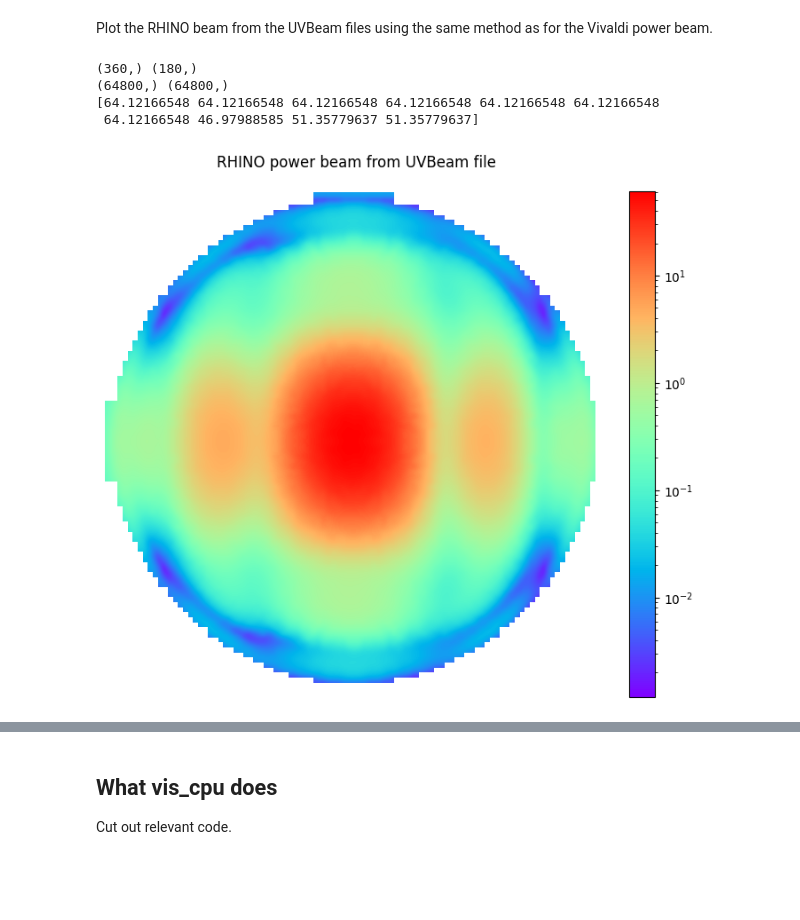
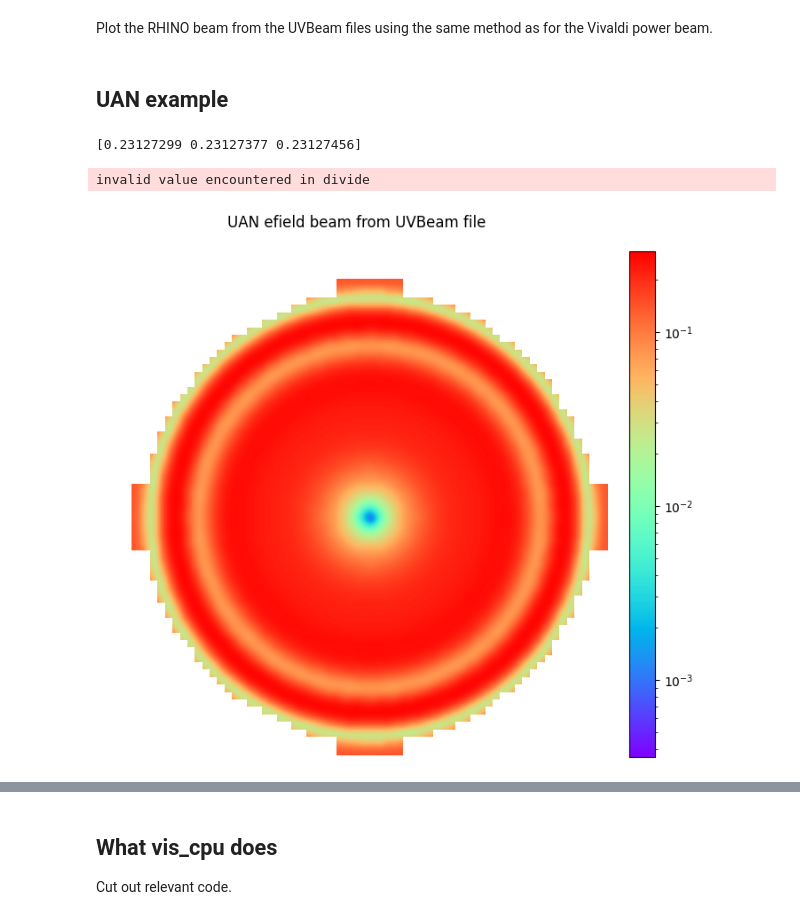
Before and after one commit to hughbg/rhino-sim, a Jupyter notebook: plot_beam.ipynb, the cells around one changed output, grey strips where cells are left out. Drawn from its saved outputs; the diff is of its cells as text; code cells hidden in the pictures; blank space fills up the shorter version.

Commit message:
More beams; more tests

```diff
--- a/plot_beam.ipynb
+++ b/plot_beam.ipynb
@@ -500,43 +497,12 @@ x_orientation east
 # %% [markdown]
 Plot the RHINO beam from the UVBeam files using the same method as for the Vivaldi power beam.
+# %% [markdown]
+## UAN example
 # %%
-
-azimuth = rhino.axis1_array[:-1]       # Having two angles the same (0,360) does odd things
-zen_angle = rhino.axis2_array[:-1]
-print(azimuth.shape, zen_angle.shape)
-az = np.tile(azimuth, zen_angle.size)
-za = np.repeat(zen_angle, azimuth.size)
-print(az.shape, za.shape)
-za_ok = za<=np.deg2rad(90)
-az = az[za_ok]
-za = za[za_ok]
-
-interp_beam = rhino.interp(az, za, freq_array=np.array([60e+06]))[0]
-interp_beam = interp_beam[0, 0, 0, 0]
-print(interp_beam[:10])
-values = interp_beam
-
-
-grid = Grid(100)
-r = np.sin(za)
-x = r*np.sin(az)
-y = r*np.cos(az)
-
-grid.insert(-x, y, values)
-grid.average()
-grid.grid = np.where(grid.grid==0, np.nan, grid.grid)
-
-
-plt.figure(figsize=(8, 8))
-ax = plt.axes()
-ax.axis("off")
-im=plt.imshow(grid.grid, interpolation="quadric", norm=LogNorm(), cmap="rainbow")
-plt.colorbar(im,fraction=0.046, pad=0.04)
-plt.title("RHINO power beam from UVBeam file\n")
-plt.savefig("rhino_uvbeam")
+uan = UVBeam()
+uan.read("/users/hgarsden/rhino-sim/example_uan.beamfits")
+plot_beam(uan, 60e6, "UAN")
 # %% [output]
-(360,) (180,)
-(64800,) (64800,)
-[64.12166548 64.12166548 64.12166548 64.12166548 64.12166548 64.12166548
- 64.12166548 46.97988585 51.35779637 51.35779637]
+[0.23127299 0.23127377 0.23127456]
+invalid value encountered in divide
-[figure, old version]
+[figure, new version]
```
Also changed, not shown: parts of 19 cells of this notebook, 12 other files.
